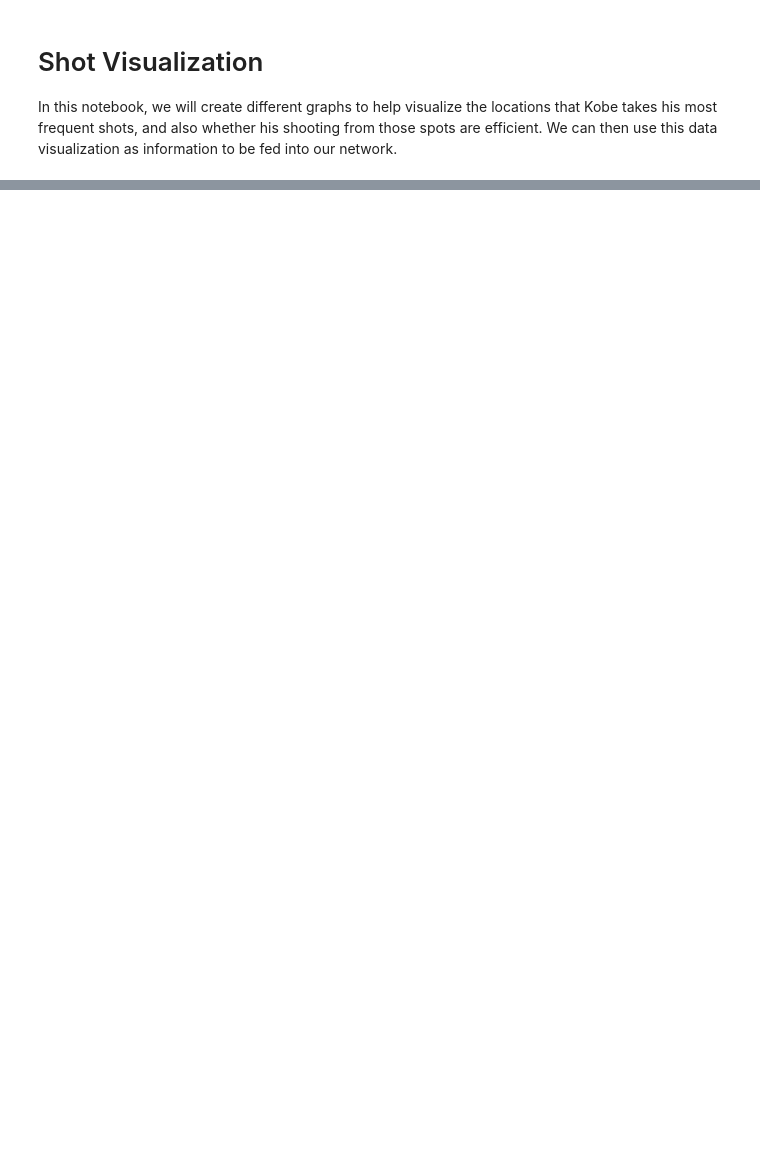
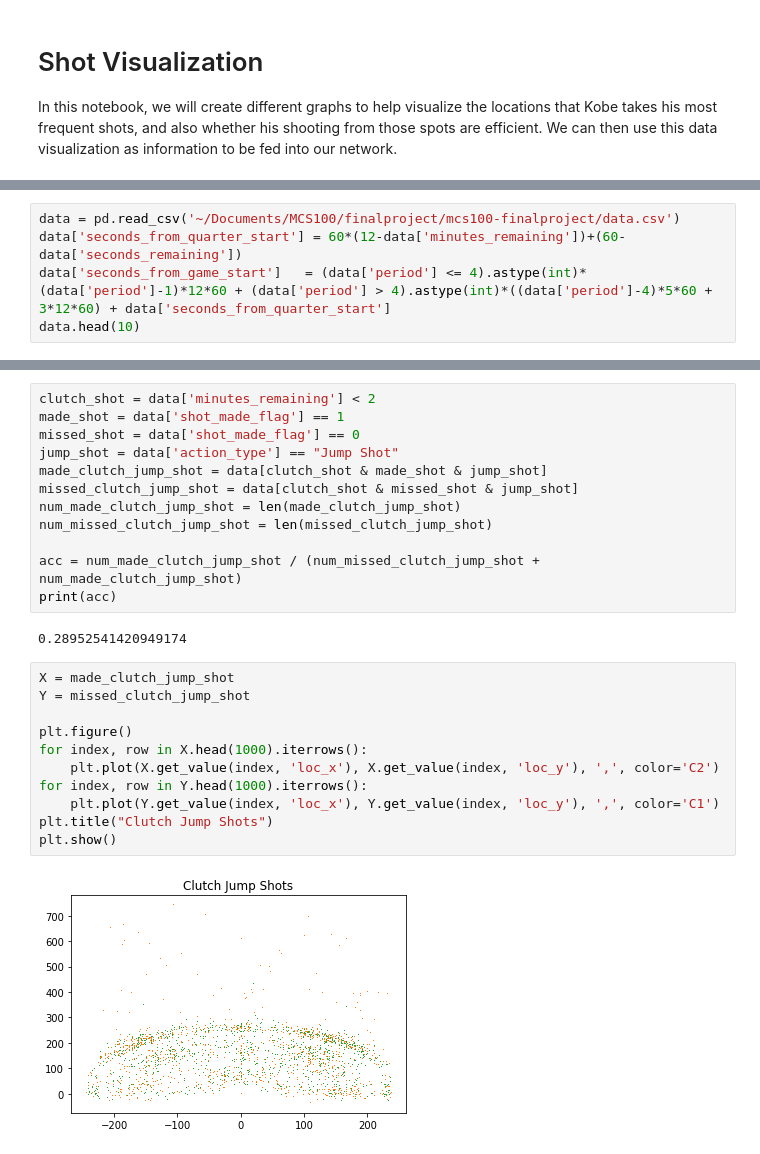
Before and after one commit to jonathanjmak/mcs100-finalproject, a Jupyter notebook: Shot Visualization.ipynb, the cells around one changed output, grey strips where cells are left out. Saved outputs shown, nothing was run; the diff lists cells and outputs as text; blank space fills up the shorter version.

```diff
--- a/Shot Visualization.ipynb
+++ b/Shot Visualization.ipynb
@@ -21,0 +24,5 @@ ModuleNotFoundError: No module named 'sklearn'
+# %%
+data = pd.read_csv('~/Documents/MCS100/finalproject/mcs100-finalproject/data.csv')
+data['seconds_from_quarter_start'] = 60*(12-data['minutes_remaining'])+(60-data['seconds_remaining'])
+data['seconds_from_game_start']   = (data['period'] <= 4).astype(int)*(data['period']-1)*12*60 + (data['period'] > 4).astype(int)*((data['period']-4)*5*60 + 3*12*60) + data['seconds_from_quarter_start']
+data.head(10)
@@ -21,0 +42,27 @@ ModuleNotFoundError: No module named 'sklearn'
+# %%
+clutch_shot = data['minutes_remaining'] < 2
+made_shot = data['shot_made_flag'] == 1
+missed_shot = data['shot_made_flag'] == 0
+jump_shot = data['action_type'] == "Jump Shot"
+made_clutch_jump_shot = data[clutch_shot & made_shot & jump_shot]
+missed_clutch_jump_shot = data[clutch_shot & missed_shot & jump_shot]
+num_made_clutch_jump_shot = len(made_clutch_jump_shot)
+num_missed_clutch_jump_shot = len(missed_clutch_jump_shot)
+
+acc = num_made_clutch_jump_shot / (num_missed_clutch_jump_shot + num_made_clutch_jump_shot)
+print(acc)
+# %% [output]
+0.28952541420949174
+# %%
+X = made_clutch_jump_shot
+Y = missed_clutch_jump_shot
+
+plt.figure()
+for index, row in X.head(1000).iterrows():
+    plt.plot(X.get_value(index, 'loc_x'), X.get_value(index, 'loc_y'), ',', color='C2')
+for index, row in Y.head(1000).iterrows():
+    plt.plot(Y.get_value(index, 'loc_x'), Y.get_value(index, 'loc_y'), ',', color='C1')
+plt.title("Clutch Jump Shots")
+plt.show()
+# %% [output]
+[figure, added]
```
Also changed, not shown: parts of 3 cells of this notebook, 1 other file.
